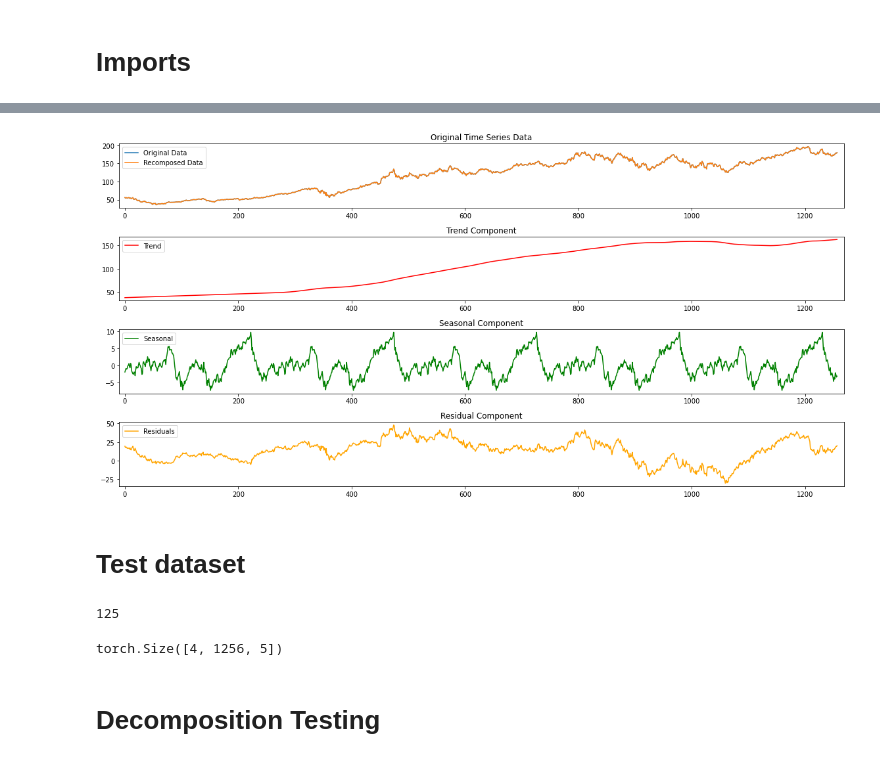
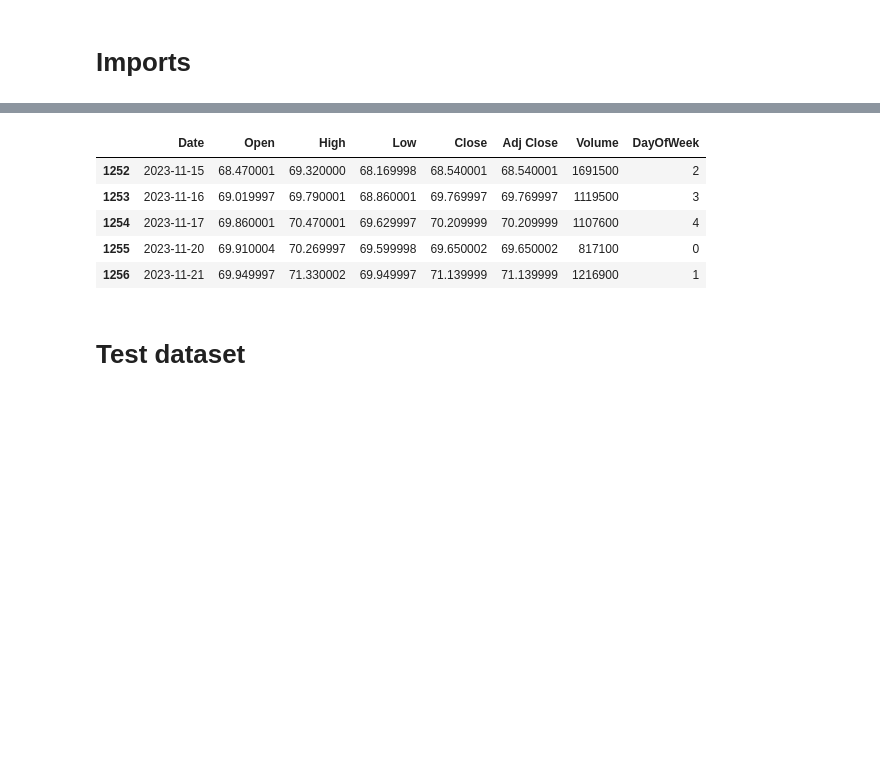
Before and after one commit to zapulam/StockPredictor2.0, a Jupyter notebook: dev.ipynb, the cells around one changed output, grey strips where cells are left out. Drawn from its saved outputs; the diff is of its cells as text; code cells hidden in the pictures; blank space fills up the shorter version.

```diff
--- a/dev.ipynb
+++ b/dev.ipynb
@@ -25,41 +19,15 @@ df.tail()
-# %%
-# Extract the time and value columns
-time_series = np.array(range(len(df['Date'])))  # Replace with your time column name
-values = df['Close']
-
-# Perform seasonal decomposition
-result = sm.tsa.seasonal_decompose(values, model='additive', period=252, extrapolate_trend=25, two_sided=False)
-
-# Plot the original data, trend, seasonal, and residuals
-plt.figure(figsize=(16, 8))
-plt.subplot(4, 1, 1)
-plt.plot(time_series, values, label='Original Data')
-plt.plot(time_series, result.resid+result.trend+result.seasonal, label='Recomposed Data')
-plt.xlim(-10,1268)
-plt.legend()
-plt.title('Original Time Series Data')
-
-plt.subplot(4, 1, 2)
-plt.plot(time_series, result.trend, label='Trend', color='red')
-plt.xlim(-10,1268)
-plt.legend()
-plt.title('Trend Component')
-
-plt.subplot(4, 1, 3)
-plt.plot(time_series, result.seasonal, label='Seasonal', color='green')
-plt.xlim(-10,1268)
-plt.legend()
-plt.title('Seasonal Component')
-
-plt.subplot(4, 1, 4)
-plt.plot(time_series, result.resid, label='Residuals', color='orange')
-plt.xlim(-10,1268)
-plt.legend()
-plt.title('Residual Component')
-plt.tight_layout()
-plt.show()
-# %% [output]
-[figure, removed]
+# %%
+df = pd.read_csv('daily_prices/WRB.csv')
+df['Date'] = pd.to_datetime(df['Date'])
+df['DayOfWeek'] = df['Date'].dt.dayofweek
+df.tail()
+# %% [output]
+|  | Date | Open | High | Low | Close | Adj Close | Volume | DayOfWeek |
+| 1252 | 2023-11-15 | 68.470001 | 69.320000 | 68.169998 | 68.540001 | 68.540001 | 1691500 | 2 |
+| 1253 | 2023-11-16 | 69.019997 | 69.790001 | 68.860001 | 69.769997 | 69.769997 | 1119500 | 3 |
+| 1254 | 2023-11-17 | 69.860001 | 70.470001 | 69.629997 | 70.209999 | 70.209999 | 1107600 | 4 |
+| 1255 | 2023-11-20 | 69.910004 | 70.269997 | 69.599998 | 69.650002 | 69.650002 | 817100 | 0 |
+| 1256 | 2023-11-21 | 69.949997 | 71.330002 | 69.949997 | 71.139999 | 71.139999 | 1216900 | 1 |
 # %% [markdown]
 # Test dataset
 # %%
@@ -70,11 +38 @@ dataset = SP_500('training_data')
 dataloader = DataLoader(dataset=dataset, batch_size=4, shuffle=True, num_workers=0)
-# %%
-len(dataloader)
-# %% [output]
-125
-# %%
-next(iter(dataloader)).size()
-# %% [output]
-torch.Size([4, 1256, 5])
-# %% [markdown]
-# Decomposition Testing
```
Also changed, not shown: parts of 14 cells of this notebook, 2 other files.
